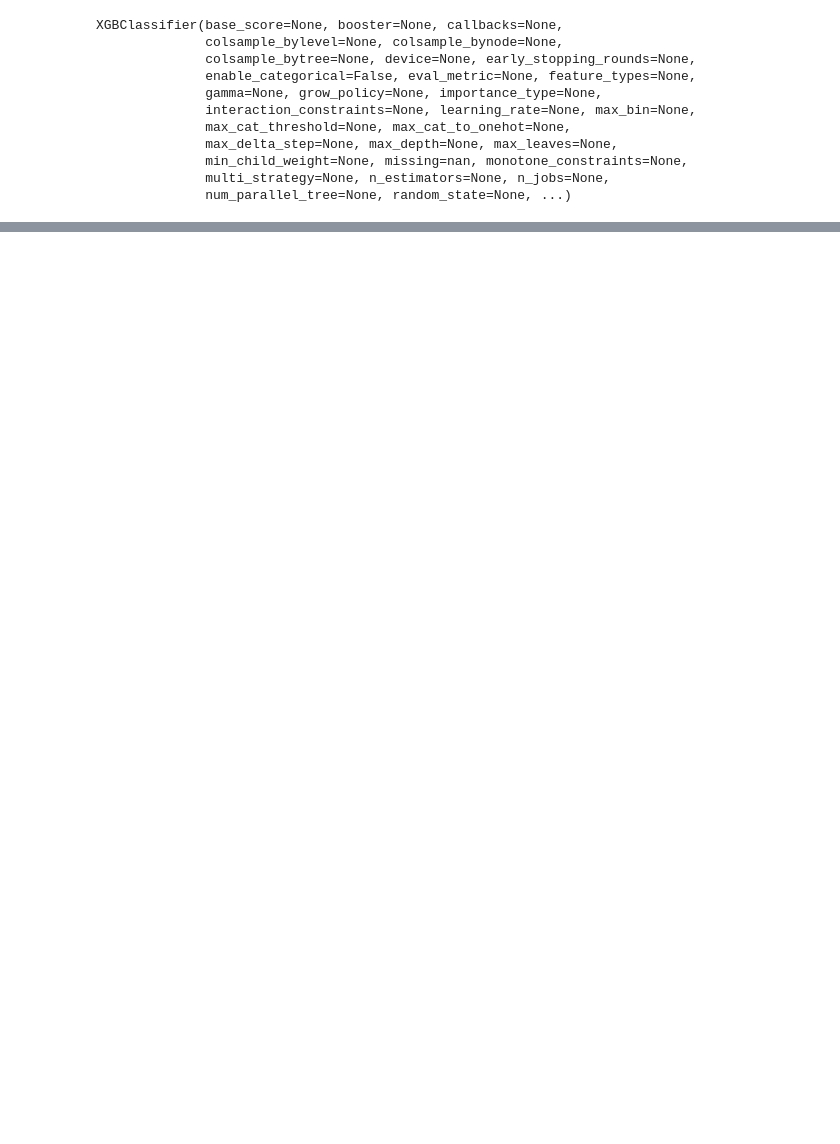
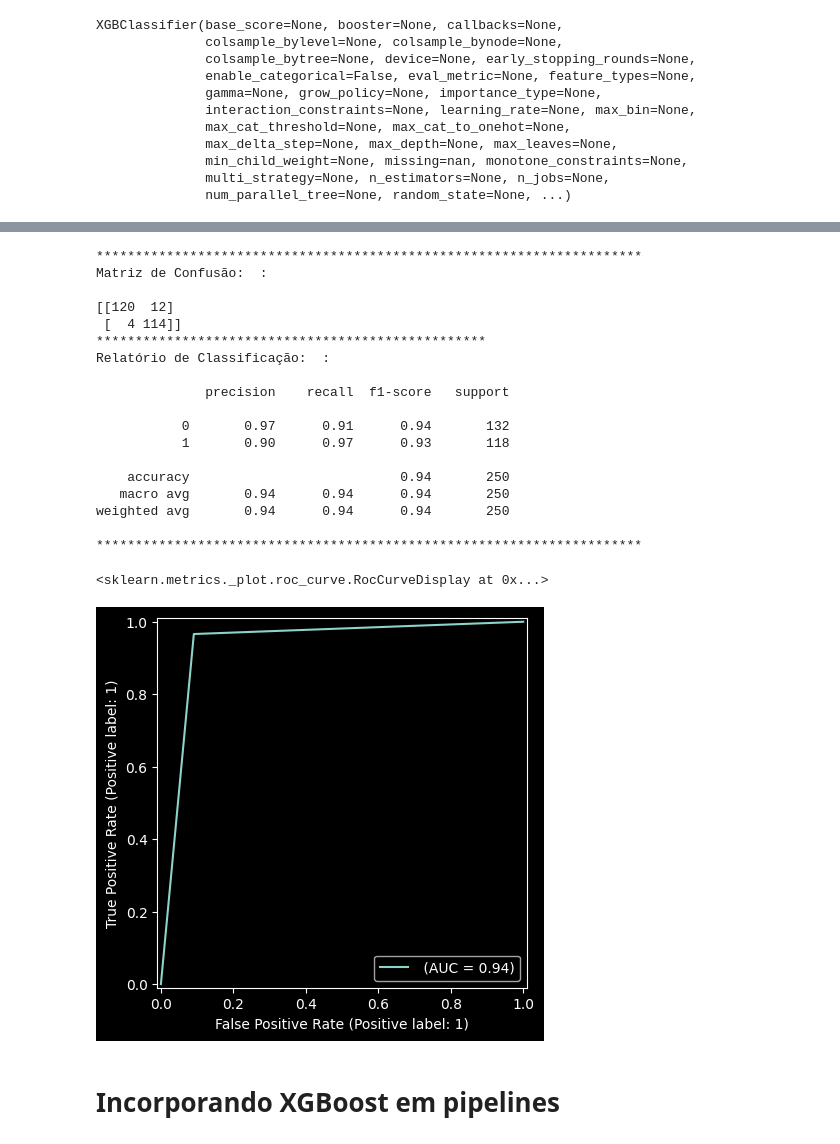
Before and after one commit to GabrielGabes/Machine-Learning-Preditivo, a Jupyter notebook: B5 - XGBoost.ipynb, the cells around one changed output, grey strips where cells are left out. Cells and saved outputs as stored; diff of their text form; code cells hidden in the pictures; blank space fills up the shorter version.

```diff
--- a/B5 - XGBoost.ipynb
+++ b/B5 - XGBoost.ipynb
@@ -238,0 +653,7 @@ plt.show()
+# %%
+xg_cl_ajustado = xgb.XGBClassifier(objective='binary:logistic',
+                                   colsample_bytree = 0.5,
+                                   learning_rate = 0.1,
+                                   max_depth = 10,
+                                   n_estimators = 100)
+xg_cl_ajustado.fit(x_treino, y_treino)
@@ -238,0 +672,26 @@ plt.show()
+# %%
+preds = xg_cl_ajustado.predict(x_teste)
+avaliar_modelo(preds, y_teste, plotar_grafico=True)
+# %% [output]
+**********************************************************************
+Matriz de Confusão:  :
+
+[[120  12]
+ [  4 114]]
+**************************************************
+Relatório de Classificação:  :
+
+              precision    recall  f1-score   support
+
+           0       0.97      0.91      0.94       132
+           1       0.90      0.97      0.93       118
+
+    accuracy                           0.94       250
+   macro avg       0.94      0.94      0.94       250
+weighted avg       0.94      0.94      0.94       250
+
+**********************************************************************
+<sklearn.metrics._plot.roc_curve.RocCurveDisplay at 0x...>
+[figure, added]
+# %% [markdown]
+# Incorporando XGBoost em pipelines
```
Also changed, not shown: parts of 38 cells of this notebook, 3 other files.
